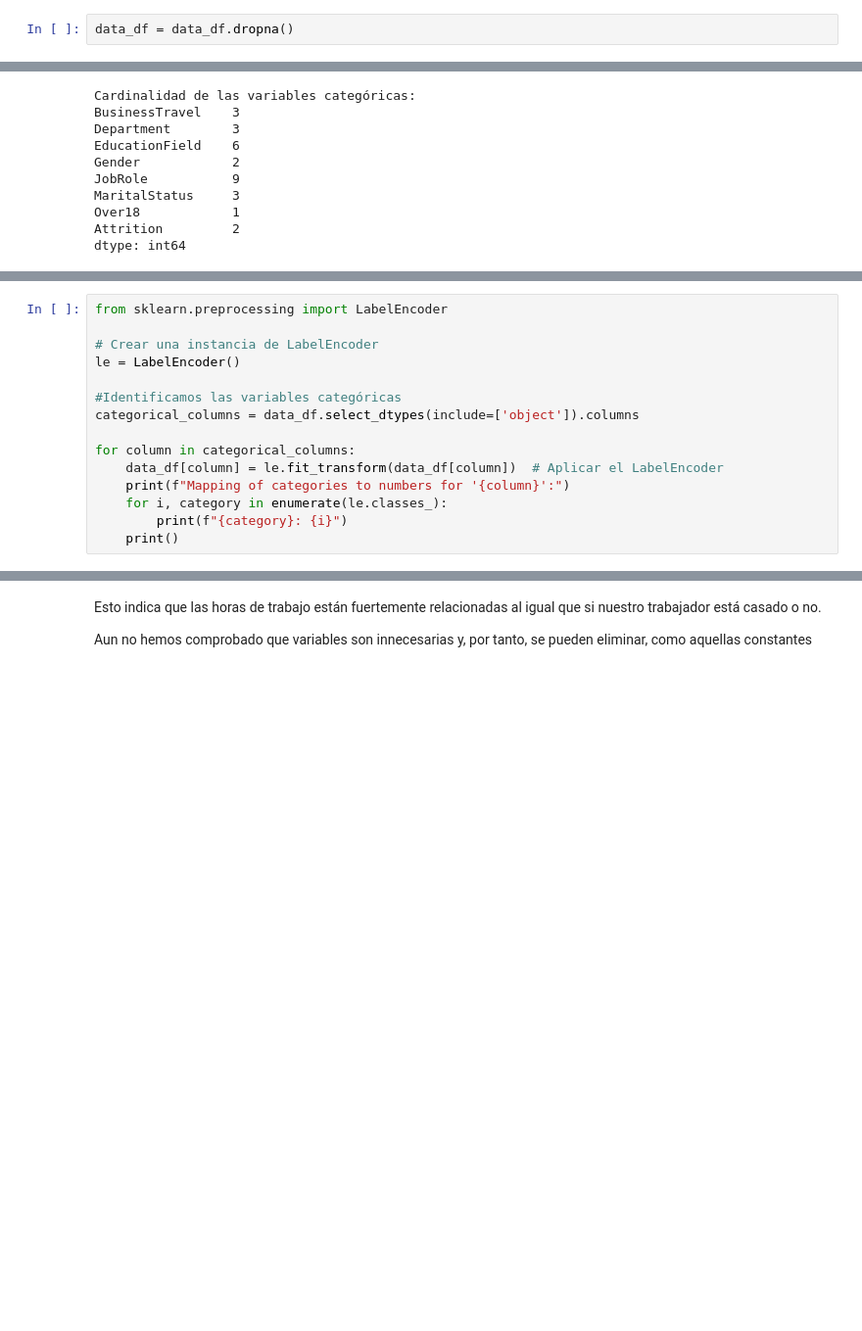
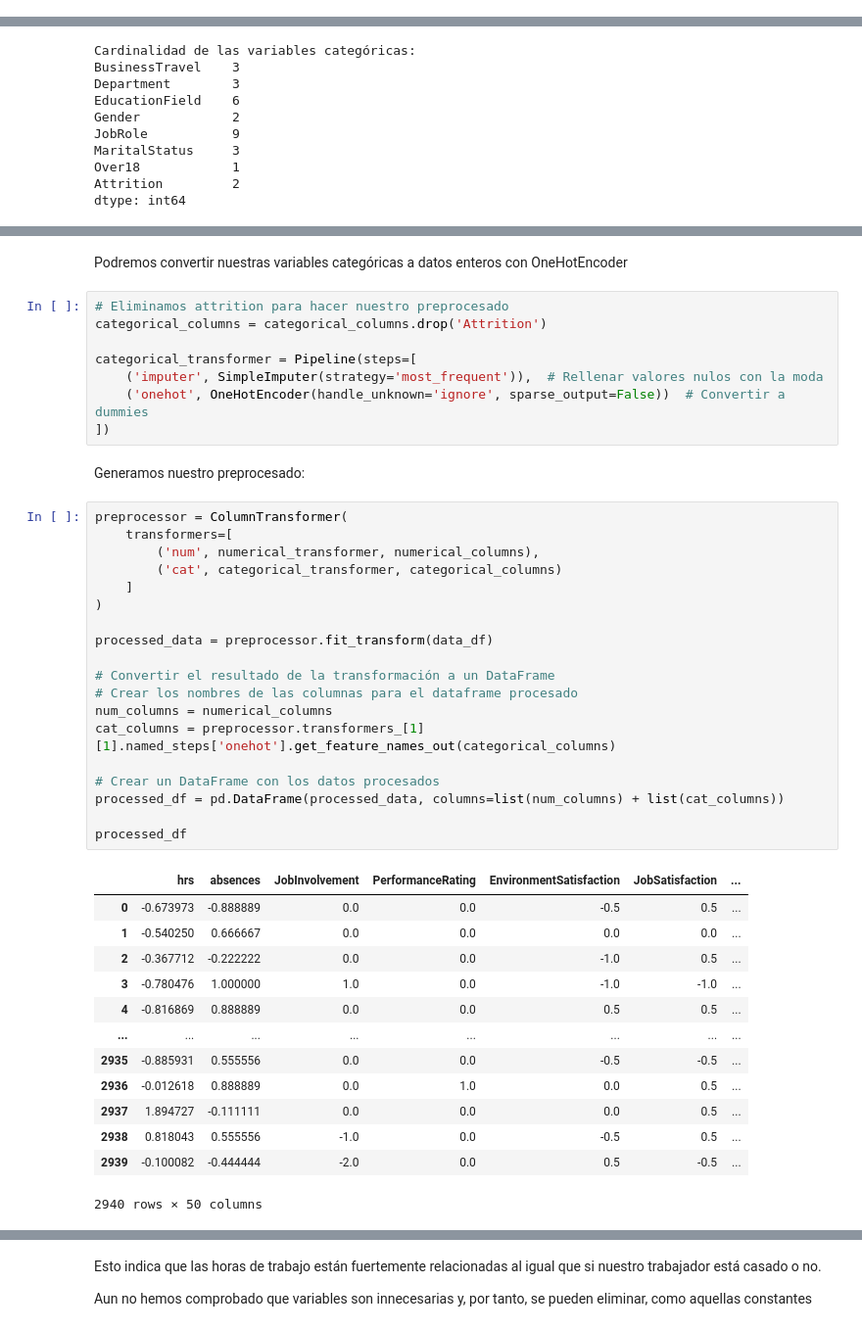
Before and after one commit to 100478705/Grupo25_Practica1, a Jupyter notebook: NotebookEDA.ipynb, the cells around one changed output, grey strips where cells are left out. Shown at 98% size. Saved outputs shown, nothing was run; the diff lists cells and outputs as text; blank space fills up the shorter version.

```diff
--- a/NotebookEDA.ipynb
+++ b/NotebookEDA.ipynb
@@ -101,2 +111,0 @@ Eliminaremos aquellas filas con variables nulos para evitar errores futuros
-# %%
-data_df = data_df.dropna()
@@ -131,15 +168,0 @@ Podremos convertir nuestras variables categóricas a datos enteros.
-# %%
-from sklearn.preprocessing import LabelEncoder
-
-# Crear una instancia de LabelEncoder
-le = LabelEncoder()
-
-#Identificamos las variables categóricas
-categorical_columns = data_df.select_dtypes(include=['object']).columns
-
-for column in categorical_columns:
-    data_df[column] = le.fit_transform(data_df[column])  # Aplicar el LabelEncoder
-    print(f"Mapping of categories to numbers for '{column}':")
-    for i, category in enumerate(le.classes_):
-        print(f"{category}: {i}")
-    print()
@@ -214,0 +169,45 @@ Passing `palette` without assigning `hue` is deprecated and will be removed in v
+# %% [markdown]
+Podremos convertir nuestras variables categóricas a datos enteros con OneHotEncoder
+# %%
+# Eliminamos attrition para hacer nuestro preprocesado
+categorical_columns = categorical_columns.drop('Attrition')
+
+categorical_transformer = Pipeline(steps=[
+    ('imputer', SimpleImputer(strategy='most_frequent')),  # Rellenar valores nulos con la moda
+    ('onehot', OneHotEncoder(handle_unknown='ignore', sparse_output=False))  # Convertir a dummies
+])
+# %% [markdown]
+Generamos nuestro preprocesado:
+# %%
+preprocessor = ColumnTransformer(
+    transformers=[
+        ('num', numerical_transformer, numerical_columns),
+        ('cat', categorical_transformer, categorical_columns)
+    ]
+)
+
+processed_data = preprocessor.fit_transform(data_df)
+
+# Convertir el resultado de la transformación a un DataFrame
+# Crear los nombres de las columnas para el dataframe procesado
+num_columns = numerical_columns
+cat_columns = preprocessor.transformers_[1][1].named_steps['onehot'].get_feature_names_out(categorical_columns)
+
+# Crear un DataFrame con los datos procesados
+processed_df = pd.DataFrame(processed_data, columns=list(num_columns) + list(cat_columns))
+
+processed_df
+# %% [output]
+|  | hrs | absences | JobInvolvement | PerformanceRating | EnvironmentSatisfaction | JobSatisfaction | ... |
+| 0 | -0.673973 | -0.888889 | 0.0 | 0.0 | -0.5 | 0.5 | ... |
+| 1 | -0.540250 | 0.666667 | 0.0 | 0.0 | 0.0 | 0.0 | ... |
+| 2 | -0.367712 | -0.222222 | 0.0 | 0.0 | -1.0 | 0.5 | ... |
+| 3 | -0.780476 | 1.000000 | 1.0 | 0.0 | -1.0 | -1.0 | ... |
+| 4 | -0.816869 | 0.888889 | 0.0 | 0.0 | 0.5 | 0.5 | ... |
+| ... | ... | ... | ... | ... | ... | ... | ... |
+| 2935 | -0.885931 | 0.555556 | 0.0 | 0.0 | -0.5 | -0.5 | ... |
+| 2936 | -0.012618 | 0.888889 | 0.0 | 1.0 | 0.0 | 0.5 | ... |
+| 2937 | 1.894727 | -0.111111 | 0.0 | 0.0 | 0.0 | 0.5 | ... |
+| 2938 | 0.818043 | 0.555556 | -1.0 | 0.0 | -0.5 | 0.5 | ... |
+| 2939 | -0.100082 | -0.444444 | -2.0 | 0.0 | 0.5 | -0.5 | ... |
+2940 rows × 50 columns
```
Also changed, not shown: parts of 24 cells of this notebook, 1 other file.
